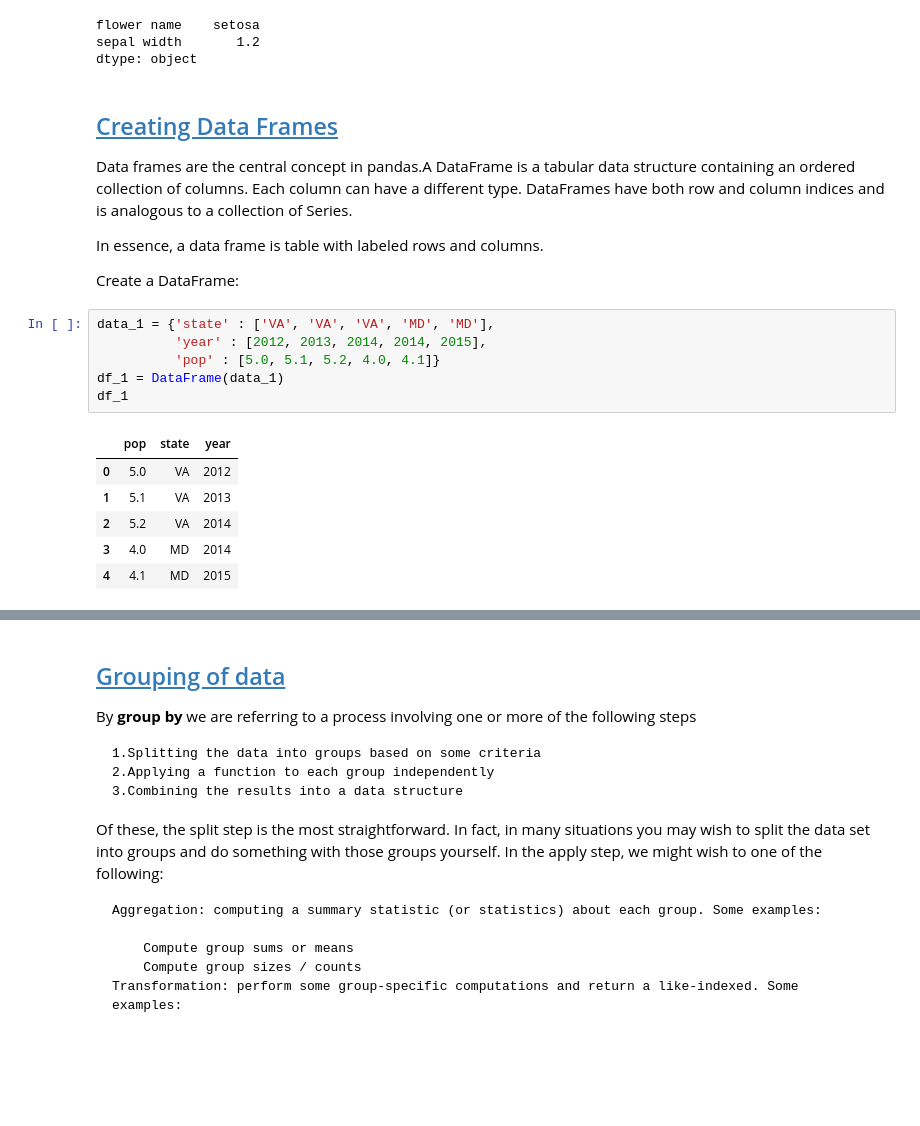
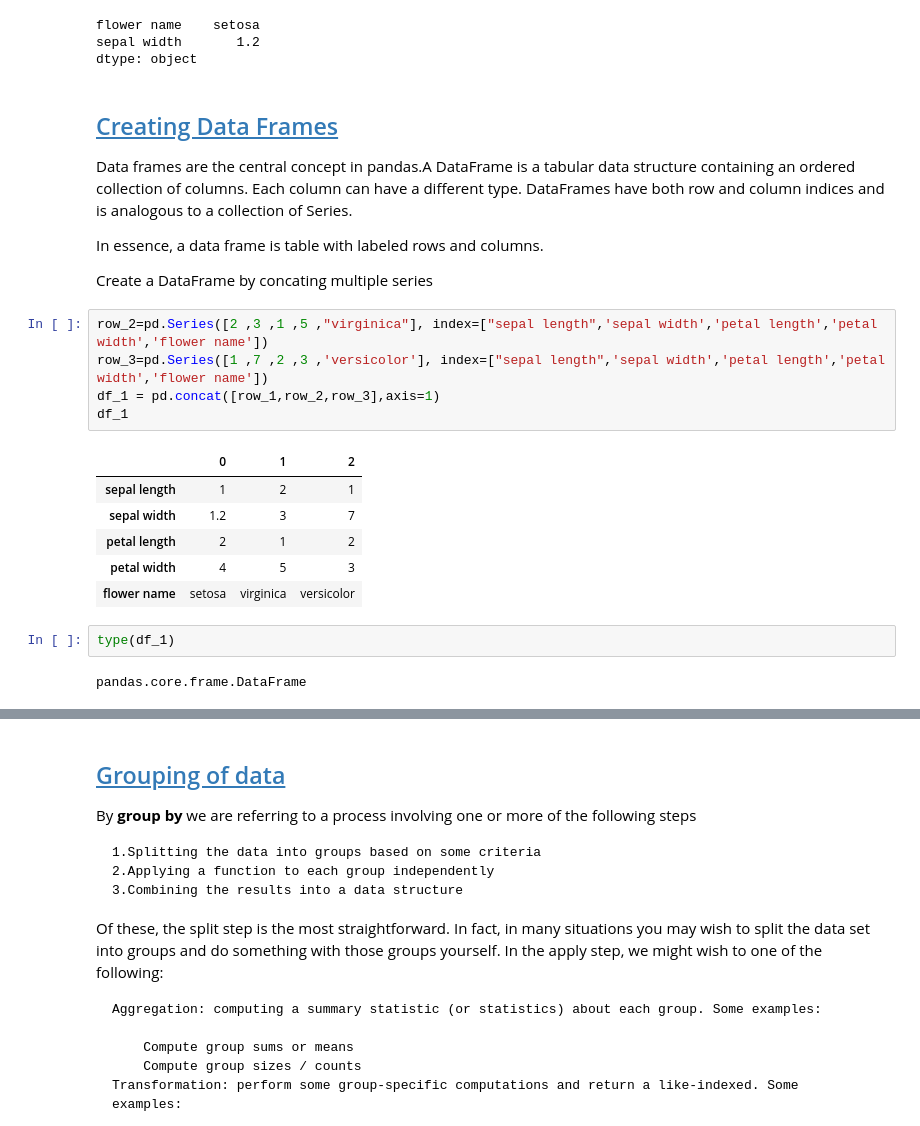
Before and after one commit to holyox/online-sessions, a Jupyter notebook: ml_in-Copy1.ipynb, the cells around one changed output, grey strips where cells are left out. Cells and saved outputs as stored; diff of their text form; blank space fills up the shorter version.

Commit message:
series

```diff
--- a/ml_in-Copy1.ipynb
+++ b/ml_in-Copy1.ipynb
@@ -92,17 +92,20 @@ Data frames are the central concept in pandas.A DataFrame is a tabular data stru
 
 In essence, a data frame is table with labeled rows and columns.
 
-Create a DataFrame:
+Create a DataFrame by concating multiple series
-# %%
-data_1 = {'state' : ['VA', 'VA', 'VA', 'MD', 'MD'],
-          'year' : [2012, 2013, 2014, 2014, 2015],
-          'pop' : [5.0, 5.1, 5.2, 4.0, 4.1]}
-df_1 = DataFrame(data_1)
-df_1
-# %% [output]
-|  | pop | state | year |
-| 0 | 5.0 | VA | 2012 |
-| 1 | 5.1 | VA | 2013 |
-| 2 | 5.2 | VA | 2014 |
-| 3 | 4.0 | MD | 2014 |
-| 4 | 4.1 | MD | 2015 |
+# %%
+row_2=pd.Series([2 ,3 ,1 ,5 ,"virginica"], index=["sepal length",'sepal width','petal length','petal width','flower name'])
+row_3=pd.Series([1 ,7 ,2 ,3 ,'versicolor'], index=["sepal length",'sepal width','petal length','petal width','flower name'])
+df_1 = pd.concat([row_1,row_2,row_3],axis=1)
+df_1
+# %% [output]
+|  | 0 | 1 | 2 |
+| sepal length | 1 | 2 | 1 |
+| sepal width | 1.2 | 3 | 7 |
+| petal length | 2 | 1 | 2 |
+| petal width | 4 | 5 | 3 |
+| flower name | setosa | virginica | versicolor |
+# %%
+type(df_1)
+# %% [output]
+pandas.core.frame.DataFrame
```
Also changed, not shown: parts of 44 cells of this notebook.
